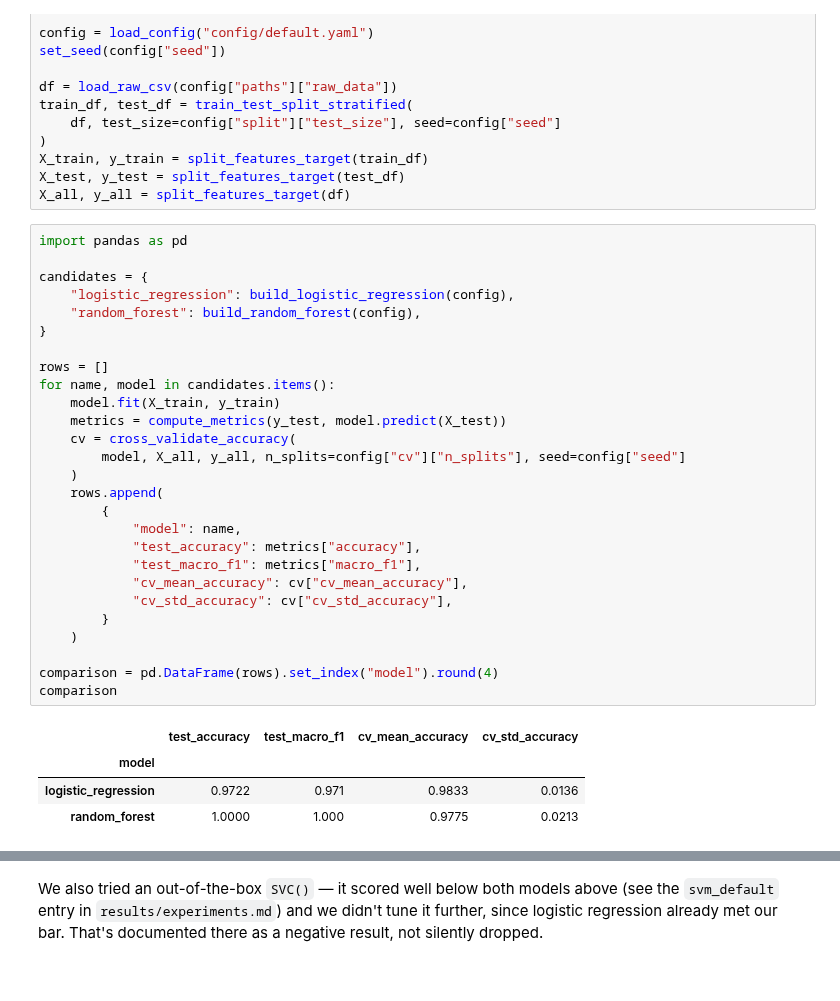
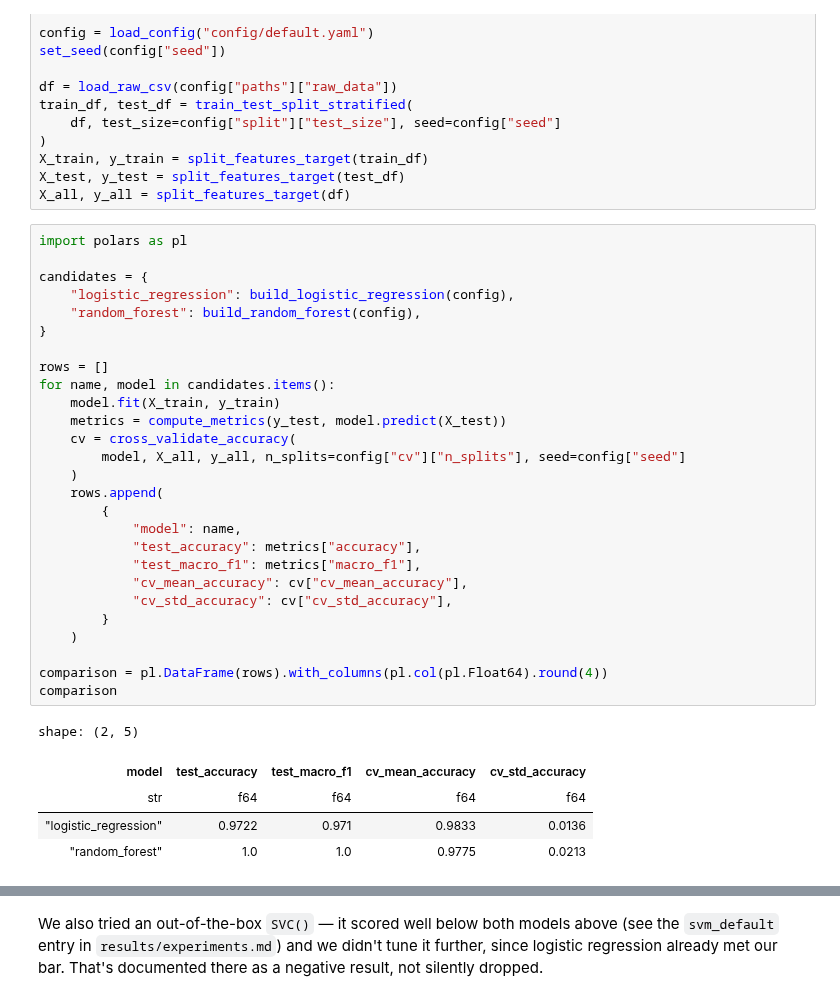
Before and after one commit to draklowell/active-belief-world-model, a Jupyter notebook: notebooks/03-model-comparison.ipynb, the cells around one changed output, grey strips where cells are left out. Cells and saved outputs as stored; diff of their text form.

```diff
--- a/notebooks/03-model-comparison.ipynb
+++ b/notebooks/03-model-comparison.ipynb
@@ -53,37 +53,38 @@ X_train, y_train = split_features_target(train_df)
 X_test, y_test = split_features_target(test_df)
 X_all, y_all = split_features_target(df)
 # %%
-import pandas as pd
+import polars as pl
 
 candidates = {
     "logistic_regression": build_logistic_regression(config),
     "random_forest": build_random_forest(config),
 }
 
 rows = []
 for name, model in candidates.items():
     model.fit(X_train, y_train)
     metrics = compute_metrics(y_test, model.predict(X_test))
     cv = cross_validate_accuracy(
         model, X_all, y_all, n_splits=config["cv"]["n_splits"], seed=config["seed"]
     )
     rows.append(
         {
             "model": name,
             "test_accuracy": metrics["accuracy"],
             "test_macro_f1": metrics["macro_f1"],
             "cv_mean_accuracy": cv["cv_mean_accuracy"],
             "cv_std_accuracy": cv["cv_std_accuracy"],
         }
     )
 
-comparison = pd.DataFrame(rows).set_index("model").round(4)
+comparison = pl.DataFrame(rows).with_columns(pl.col(pl.Float64).round(4))
 comparison
 # %% [output]
+shape: (2, 5)
-|  | test_accuracy | test_macro_f1 | cv_mean_accuracy | cv_std_accuracy |
-| model |  |  |  |  |
-| logistic_regression | 0.9722 | 0.971 | 0.9833 | 0.0136 |
-| random_forest | 1.0000 | 1.000 | 0.9775 | 0.0213 |
+| model | test_accuracy | test_macro_f1 | cv_mean_accuracy | cv_std_accuracy |
+| str | f64 | f64 | f64 | f64 |
+| "logistic_regression" | 0.9722 | 0.971 | 0.9833 | 0.0136 |
+| "random_forest" | 1.0 | 1.0 | 0.9775 | 0.0213 |
 # %%
 import matplotlib.pyplot as plt
 
```
Also changed, not shown: parts of 3 cells of this notebook, 27 other files.
